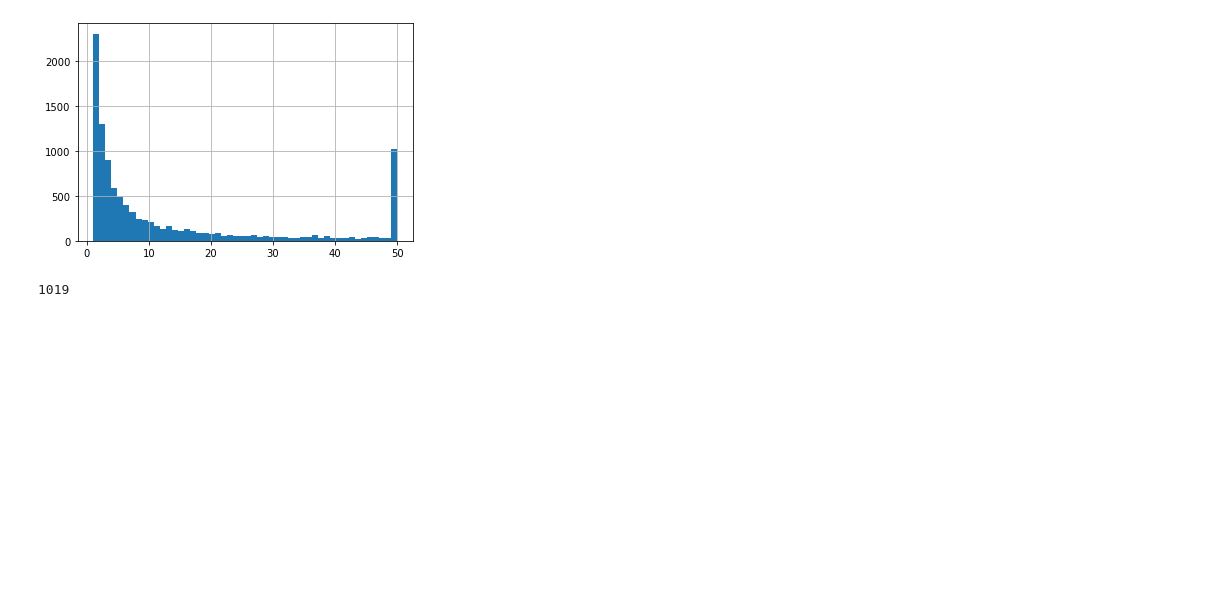
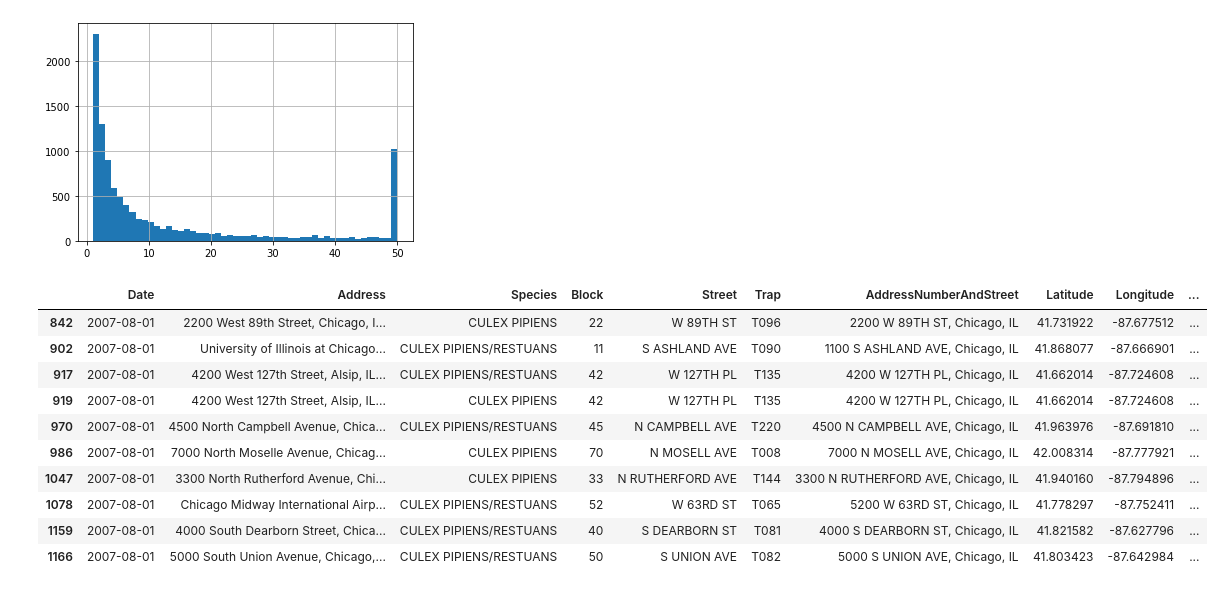
Before and after one commit to msamhz/GA-Project_4, a Jupyter notebook: code/test_data.ipynb, the cells around one changed output. Saved outputs shown, nothing was run; the diff lists cells and outputs as text; code cells hidden in the pictures; blank space fills up the shorter version.

```diff
--- a/code/test_data.ipynb
+++ b/code/test_data.ipynb
@@ -88,7 +206,17 @@ train['NumMosquitos'].hist(bins=50)
 <AxesSubplot:>
 [figure]
 # %%
-(train['NumMosquitos']==50).sum()
+train.loc[train['WnvPresent']>0,:][10:20]
 # %% [output]
-1019
+|  | Date | Address | Species | Block | Street | Trap | AddressNumberAndStreet | Latitude | Longitude | ... |
+| 842 | 2007-08-01 | 2200 West 89th Street, Chicago, I... | CULEX PIPIENS | 22 | W 89TH ST | T096 | 2200 W 89TH ST, Chicago, IL | 41.731922 | -87.677512 | ... |
+| 902 | 2007-08-01 | University of Illinois at Chicago... | CULEX PIPIENS/RESTUANS | 11 | S ASHLAND AVE | T090 | 1100 S ASHLAND AVE, Chicago, IL | 41.868077 | -87.666901 | ... |
+| 917 | 2007-08-01 | 4200 West 127th Street, Alsip, IL... | CULEX PIPIENS/RESTUANS | 42 | W 127TH PL | T135 | 4200 W 127TH PL, Chicago, IL | 41.662014 | -87.724608 | ... |
+| 919 | 2007-08-01 | 4200 West 127th Street, Alsip, IL... | CULEX PIPIENS | 42 | W 127TH PL | T135 | 4200 W 127TH PL, Chicago, IL | 41.662014 | -87.724608 | ... |
+| 970 | 2007-08-01 | 4500 North Campbell Avenue, Chica... | CULEX PIPIENS/RESTUANS | 45 | N CAMPBELL AVE | T220 | 4500 N CAMPBELL AVE, Chicago, IL | 41.963976 | -87.691810 | ... |
+| 986 | 2007-08-01 | 7000 North Moselle Avenue, Chicag... | CULEX PIPIENS | 70 | N MOSELL AVE | T008 | 7000 N MOSELL AVE, Chicago, IL | 42.008314 | -87.777921 | ... |
+| 1047 | 2007-08-01 | 3300 North Rutherford Avenue, Chi... | CULEX PIPIENS | 33 | N RUTHERFORD AVE | T144 | 3300 N RUTHERFORD AVE, Chicago, IL | 41.940160 | -87.794896 | ... |
+| 1078 | 2007-08-01 | Chicago Midway International Airp... | CULEX PIPIENS/RESTUANS | 52 | W 63RD ST | T065 | 5200 W 63RD ST, Chicago, IL | 41.778297 | -87.752411 | ... |
+| 1159 | 2007-08-01 | 4000 South Dearborn Street, Chica... | CULEX PIPIENS/RESTUANS | 40 | S DEARBORN ST | T081 | 4000 S DEARBORN ST, Chicago, IL | 41.821582 | -87.627796 | ... |
+| 1166 | 2007-08-01 | 5000 South Union Avenue, Chicago,... | CULEX PIPIENS/RESTUANS | 50 | S UNION AVE | T082 | 5000 S UNION AVE, Chicago, IL | 41.803423 | -87.642984 | ... |
 # %%
```
Also changed, not shown: parts of 27 cells of this notebook.
